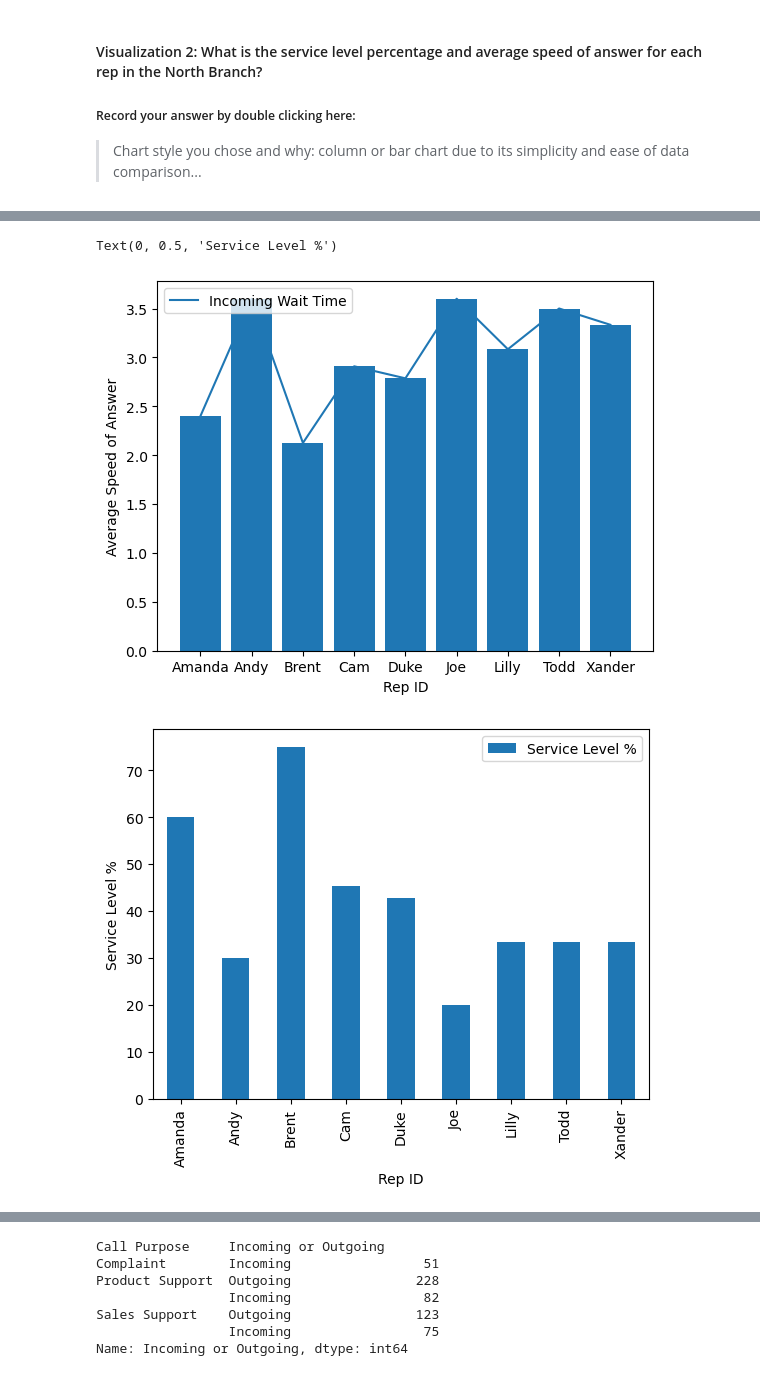
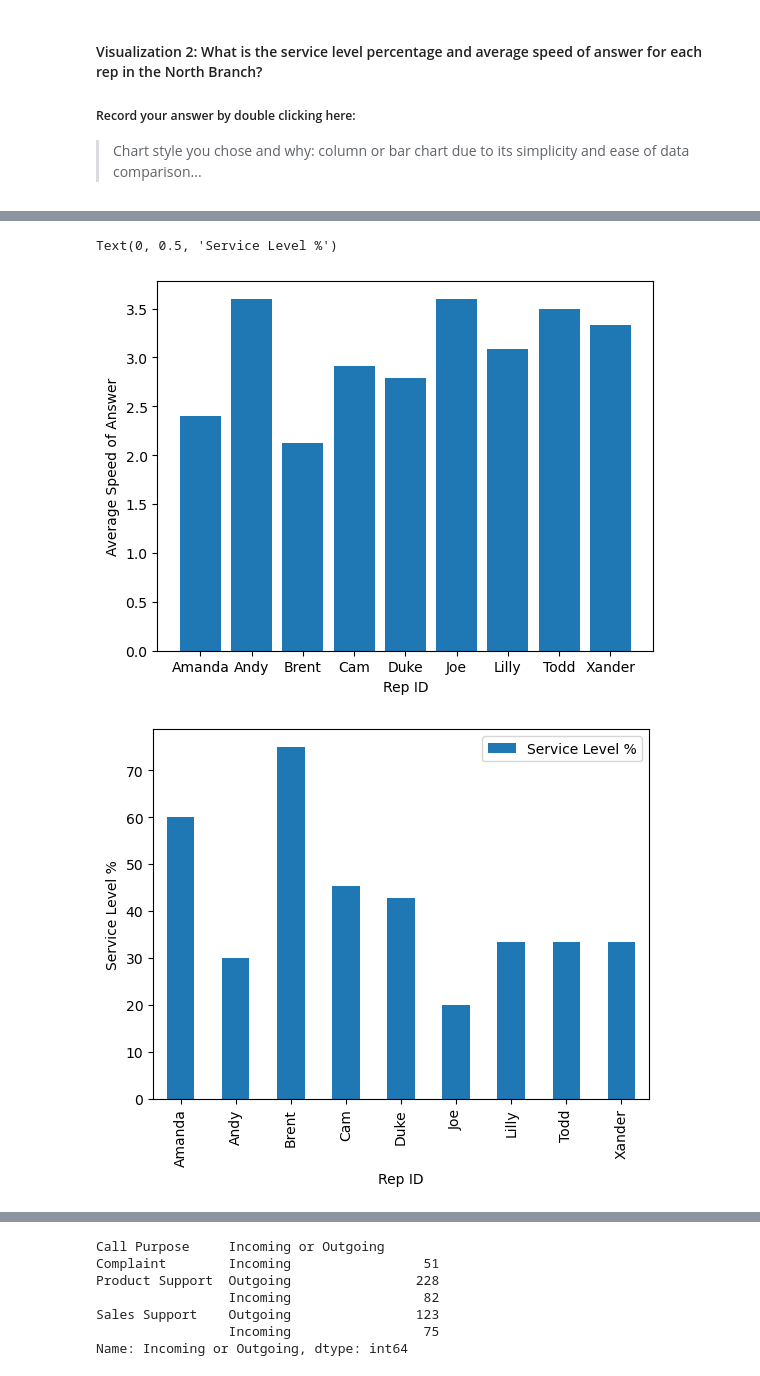
Before and after one commit to tshililoa/call-center-cleanup-assignment, a Jupyter notebook: Call_Center_Cleanup.ipynb, the cells around one changed output, grey strips where cells are left out. Drawn from its saved outputs; the diff is of its cells as text; code cells hidden in the pictures.

```diff
--- a/Call_Center_Cleanup.ipynb
+++ b/Call_Center_Cleanup.ipynb
@@ -482,8 +518,9 @@ plt.bar(range(len(abandonment_rates)), abandonment_Rates, tick_label=queues)
 
 north_plt = north_df.groupby("Rep ID")["Incoming Wait Time"].mean().to_frame().reset_index()
 print(north_plt)
-north_plt.plot(x='Rep ID', y='Incoming Wait Time')
+#north_plt.plot(x='Rep ID', y='Incoming Wait Time')
 plt.ylabel('Average Speed of Answer')
+plt.xlabel('Rep ID')
 plt.bar(north_plt['Rep ID'], north_plt['Incoming Wait Time'] )
 
 
@@ -502,34 +539,34 @@ total_stats = rep_calls.groupby(["Rep ID"]).sum() # Final Table
 #  Table 3: Service Level Percentage created via merge
 service_level = pd.merge(quick_stats, total_stats, on="Rep ID")
 
 # Create Percentage Column in Table 3
 service_level["Service Level %"] = service_level["Calls_x"]/service_level["Calls_y"] * 100
 
 print(service_level)
 
 #Your Code Here:
 service_level.plot(y='Service Level %', kind='bar')
 plt.ylabel('Service Level %')
 # %% [output]
    Rep ID  Incoming Wait Time
 0  Amanda            2.400000
 1    Andy            3.600000
 2   Brent            2.125000
 3     Cam            2.909091
 4    Duke            2.785714
 5     Joe            3.600000
 6   Lilly            3.083333
 7    Todd            3.500000
 8  Xander            3.333333
         Calls_x  Calls_y  Service Level %
 Rep ID
 ... (5 lines left out)
 Joe           2       10        20.000000
 Lilly         4       12        33.333333
 Todd          2        6        33.333333
 Xander        2        6        33.333333
 Text(0, 0.5, 'Service Level %')
-[figure, old version]
+[figure, new version]
 [figure]
 # %% [markdown]
 #### Visualization 3: For each type of call purpose, how many calls are outgoing vs. incoming?
```
Also changed, not shown: parts of 25 cells of this notebook.
